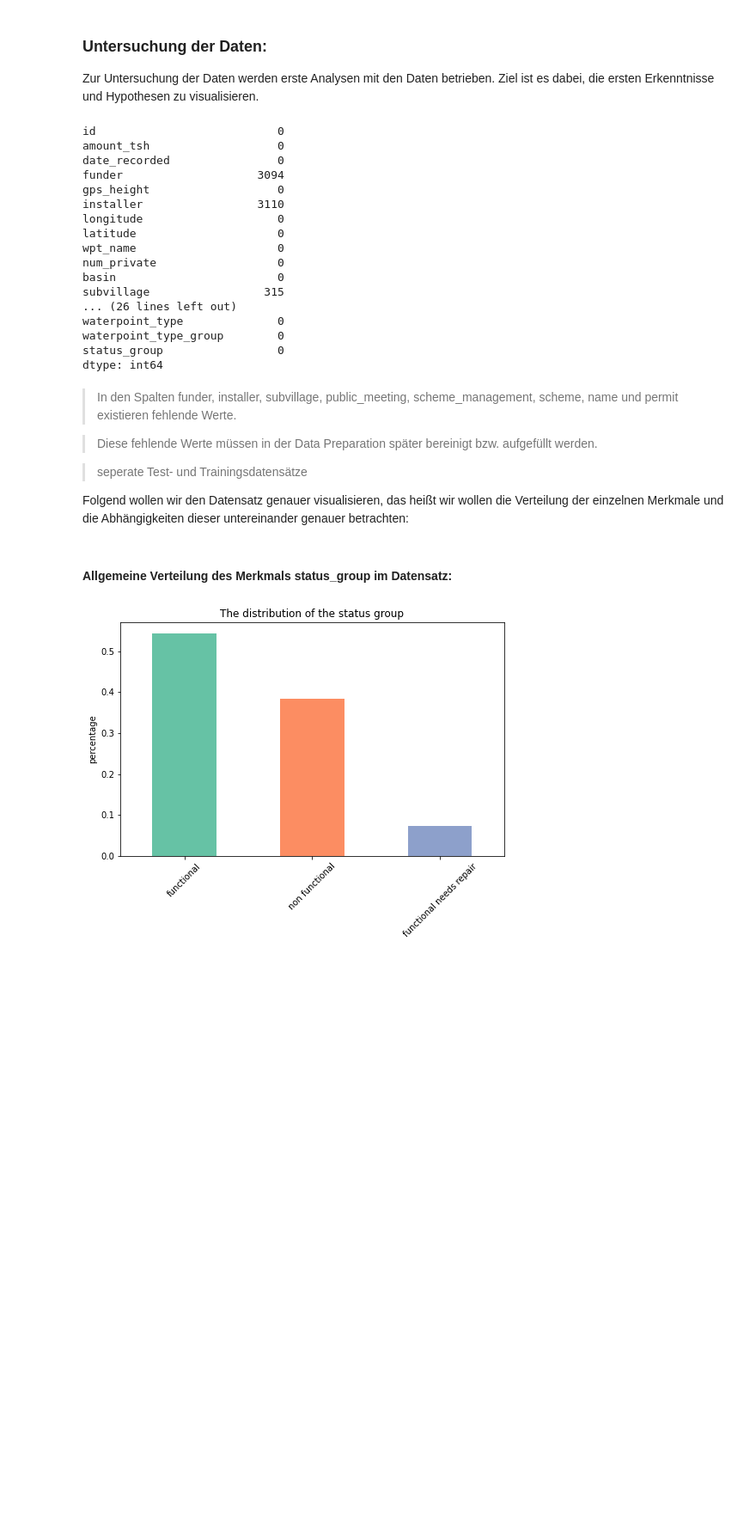
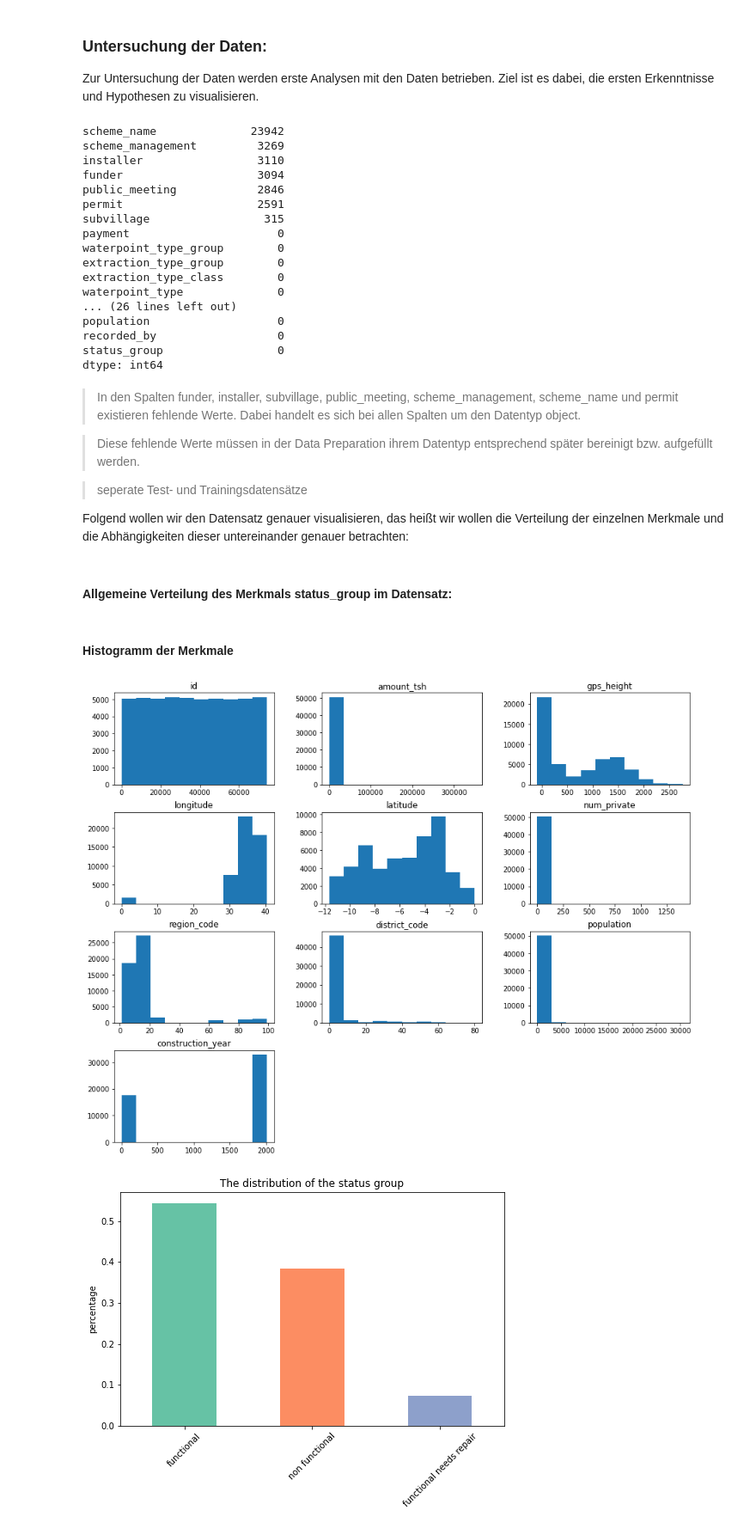
Before and after one commit to finitearth/DataExploration, a Jupyter notebook: presentation.ipynb, the cells around one changed output. Shown at 86% size. Cells and saved outputs as stored; diff of their text form; code cells hidden in the pictures; blank space fills up the shorter version.

```diff
--- a/presentation.ipynb
+++ b/presentation.ipynb
@@ -238,29 +238,29 @@ train_data.shape
 Zur Untersuchung der Daten werden erste Analysen mit den Daten betrieben. Ziel ist es dabei, die ersten Erkenntnisse und Hypothesen zu visualisieren.
 # %%
 # Datensatz nach fehlenden Werten untersuchen
-train_data.isnull().sum()
+train_data.isnull().sum().sort_values(ascending=False)
 # %% [output]
-id                           0
-amount_tsh                   0
-date_recorded                0
+scheme_name              23942
+scheme_management         3269
+installer                 3110
 funder                    3094
-gps_height                   0
-installer                 3110
-longitude                    0
-latitude                     0
-wpt_name                     0
-num_private                  0
-basin                        0
+public_meeting            2846
+permit                    2591
 subvillage                 315
+payment                      0
+waterpoint_type_group        0
+extraction_type_group        0
+extraction_type_class        0
+waterpoint_type              0
 ... (26 lines left out)
-waterpoint_type              0
-waterpoint_type_group        0
+population                   0
+recorded_by                  0
 status_group                 0
 dtype: int64
 # %% [markdown]
-> In den Spalten funder, installer, subvillage, public_meeting, scheme_management, scheme, name und permit existieren fehlende Werte.
+> In den Spalten funder, installer, subvillage, public_meeting, scheme_management, scheme_name und permit existieren fehlende Werte. Dabei handelt es sich bei allen Spalten um den Datentyp object.
 
->Diese fehlende Werte müssen in der Data Preparation später bereinigt bzw. aufgefüllt werden.
+>Diese fehlende Werte müssen in der Data Preparation ihrem Datentyp entsprechend später bereinigt bzw. aufgefüllt werden.
 
 >seperate Test- und Trainingsdatensätze
 
@@ -268,3 +268,5 @@ dtype: int64
 Folgend wollen wir den Datensatz genauer visualisieren, das heißt wir wollen die Verteilung der einzelnen Merkmale und die Abhängigkeiten dieser untereinander genauer betrachten:
 # %% [markdown]
 #### Allgemeine Verteilung des Merkmals status_group im Datensatz:
+# %% [markdown]
+#### Histogramm der Merkmale
@@ -271 +276,5 @@ Folgend wollen wir den Datensatz genauer visualisieren, das heißt wir wollen di
+# %%
+train_data.hist(bins=10,figsize=(15,12),grid=False);
+# %% [output]
+[figure, added]
 # %%
```
Also changed, not shown: parts of 29 cells of this notebook.
